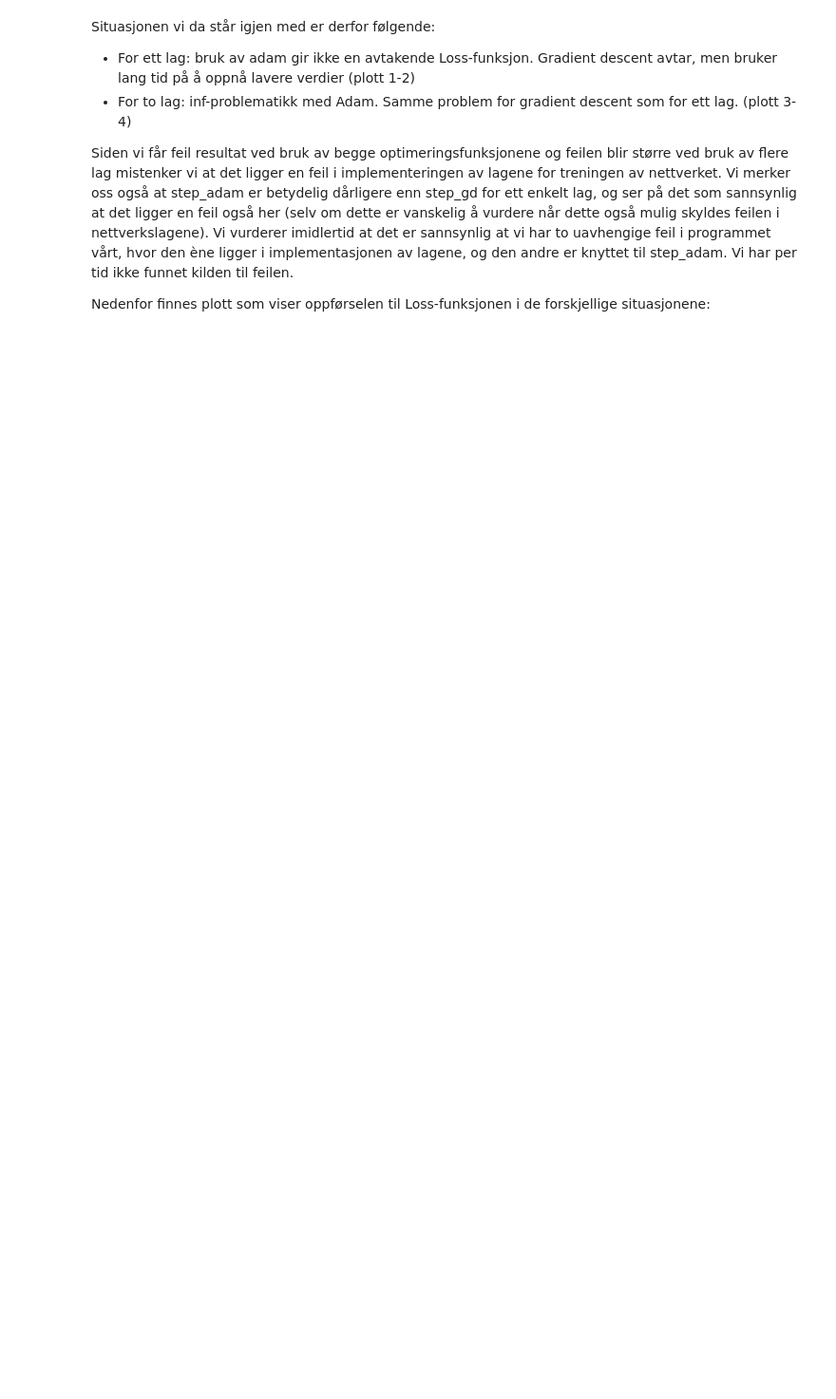
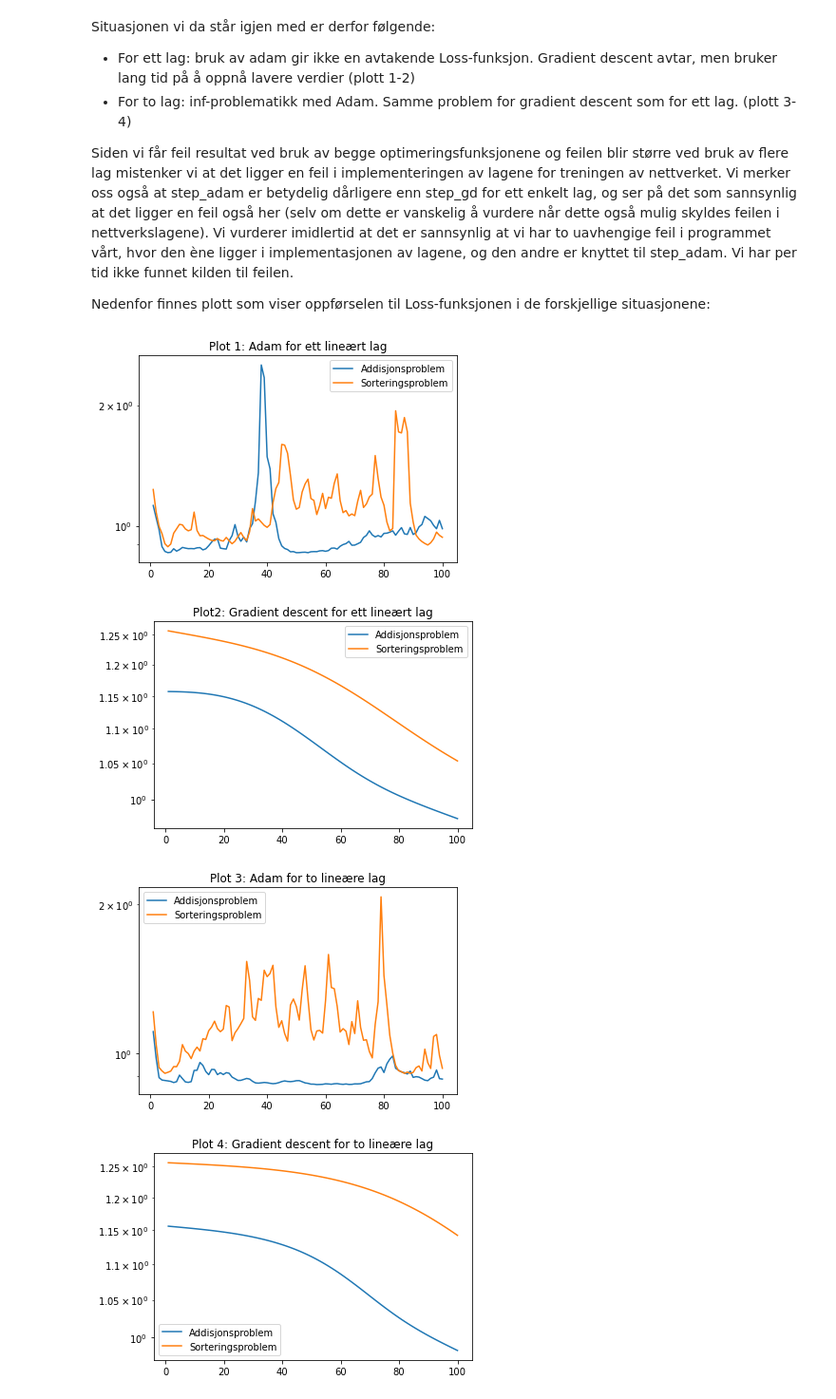
Before and after one commit to CeciliaEide/VitBer_indMat, a Jupyter notebook: prosjekt_2_utlevert_kode/Oppgave3.ipynb, the cells around one changed output. Shown: that part at 95% size. Saved outputs shown, nothing was run; the diff lists cells and outputs as text; code cells hidden in the pictures; blank space fills up the shorter version.

```diff
--- a/prosjekt_2_utlevert_kode/Oppgave3.ipynb
+++ b/prosjekt_2_utlevert_kode/Oppgave3.ipynb
@@ -84,32 +85,37 @@ nn_adding_1, mean_losses_adding_1 = TrainingAlgorithm(problem=1, L=1, n_iters=10
 
 n = np.arange(1, len(mean_losses_adding_1)+1)
 plt.yscale("log")
 plt.plot(n, mean_losses_adding_0, label='Addisjonsproblem')
 plt.plot(n, mean_losses_adding_1, label='Sorteringsproblem')
 plt.legend()
 plt.title("Plot2: Gradient descent for ett lineært lag")
 plt.show()
 
 #tar ofte ikke mer enn n_iters = 40 før inf-problemet trigges
-nn_adding_0, mean_losses_adding_0 = TrainingAlgorithm(problem=0, L=2, n_iters=40, step='adam') #addisjonsproblem
-nn_adding_1, mean_losses_adding_1 = TrainingAlgorithm(problem=1, L=2, n_iters=40, step='adam') #sorteringsproblem
+nn_adding_0, mean_losses_adding_0 = TrainingAlgorithm(problem=0, L=2, n_iters=100, step='adam') #addisjonsproblem
+nn_adding_1, mean_losses_adding_1 = TrainingAlgorithm(problem=1, L=2, n_iters=100, step='adam') #sorteringsproblem
 
 
 n = np.arange(1, len(mean_losses_adding_1)+1)
 plt.yscale("log")
 plt.plot(n, mean_losses_adding_0, label='Addisjonsproblem')
 plt.plot(n, mean_losses_adding_1, label='Sorteringsproblem')
 plt.legend()
 plt.title("Plot 3: Adam for to lineære lag")
 plt.show()
 
 nn_adding_0, mean_losses_adding_0 = TrainingAlgorithm(problem=0, L=2, n_iters=100, step='gd') #addisjonsproblem
 nn_adding_1, mean_losses_adding_1 = TrainingAlgorithm(problem=1, L=2, n_iters=100, step='gd') #sorteringsproblem
 
 n = np.arange(1, len(mean_losses_adding_1)+1)
 plt.yscale("log")
 plt.plot(n, mean_losses_adding_0, label='Addisjonsproblem')
 plt.plot(n, mean_losses_adding_1, label='Sorteringsproblem')
 plt.legend()
 plt.title("Plot 4: Gradient descent for to lineære lag")
 plt.show()
+# %% [output]
+[figure, added]
+[figure, added]
+[figure, added]
+[figure, added]
```
Also changed, not shown: parts of 2 cells of this notebook.
